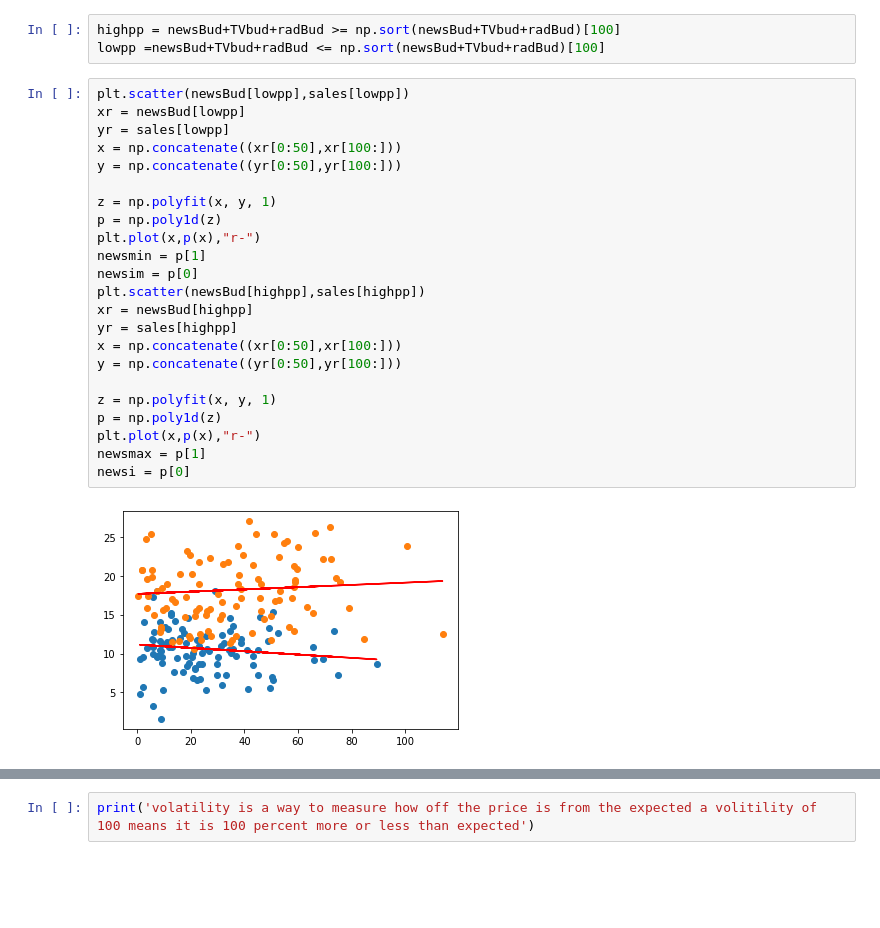
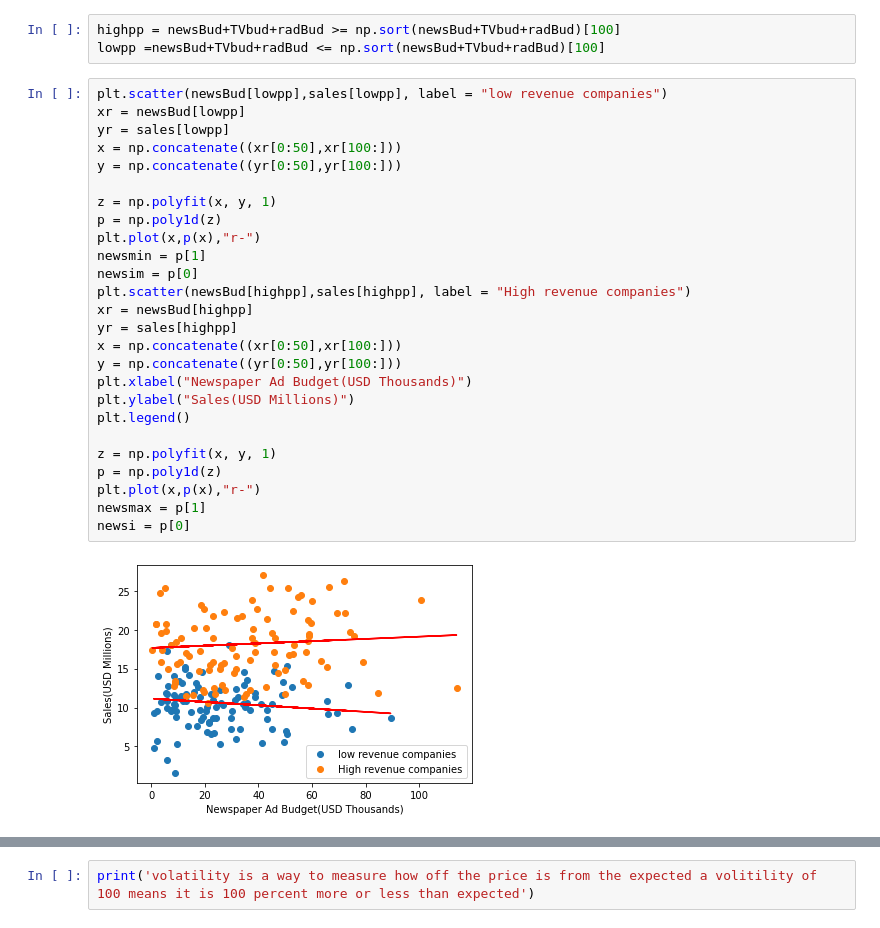
Before and after one commit to bjornss/social-science, a Jupyter notebook: project code1.ipynb, the cells around one changed output, grey strips where cells are left out. Cells and saved outputs as stored; diff of their text form; blank space fills up the shorter version.

Commit message:
Aadded lablels and Risk bar graph

```diff
--- a/project code1.ipynb
+++ b/project code1.ipynb
@@ -104,30 +104,33 @@ Text(0.5, 0, 'Newspaper Ad Budget (USD)')
 highpp = newsBud+TVbud+radBud >= np.sort(newsBud+TVbud+radBud)[100]
 lowpp =newsBud+TVbud+radBud <= np.sort(newsBud+TVbud+radBud)[100]
 # %%
-plt.scatter(newsBud[lowpp],sales[lowpp])
+plt.scatter(newsBud[lowpp],sales[lowpp], label = "low revenue companies")
 xr = newsBud[lowpp]
 yr = sales[lowpp]
 x = np.concatenate((xr[0:50],xr[100:]))
 y = np.concatenate((yr[0:50],yr[100:]))
 
 z = np.polyfit(x, y, 1)
 p = np.poly1d(z)
 plt.plot(x,p(x),"r-")
 newsmin = p[1]
 newsim = p[0]
-plt.scatter(newsBud[highpp],sales[highpp])
+plt.scatter(newsBud[highpp],sales[highpp], label = "High revenue companies")
 xr = newsBud[highpp]
 yr = sales[highpp]
 x = np.concatenate((xr[0:50],xr[100:]))
 y = np.concatenate((yr[0:50],yr[100:]))
+plt.xlabel("Newspaper Ad Budget(USD Thousands)")
+plt.ylabel("Sales(USD Millions)")
+plt.legend()
 
 z = np.polyfit(x, y, 1)
 p = np.poly1d(z)
 plt.plot(x,p(x),"r-")
 newsmax = p[1]
 newsi = p[0]
 # %% [output]
-[figure, old version]
+[figure, new version]
 # %%
 plt.plot(x,p(x))
 y = p[0]+p[1]*xx
```
Also changed, not shown: parts of 8 cells of this notebook.
